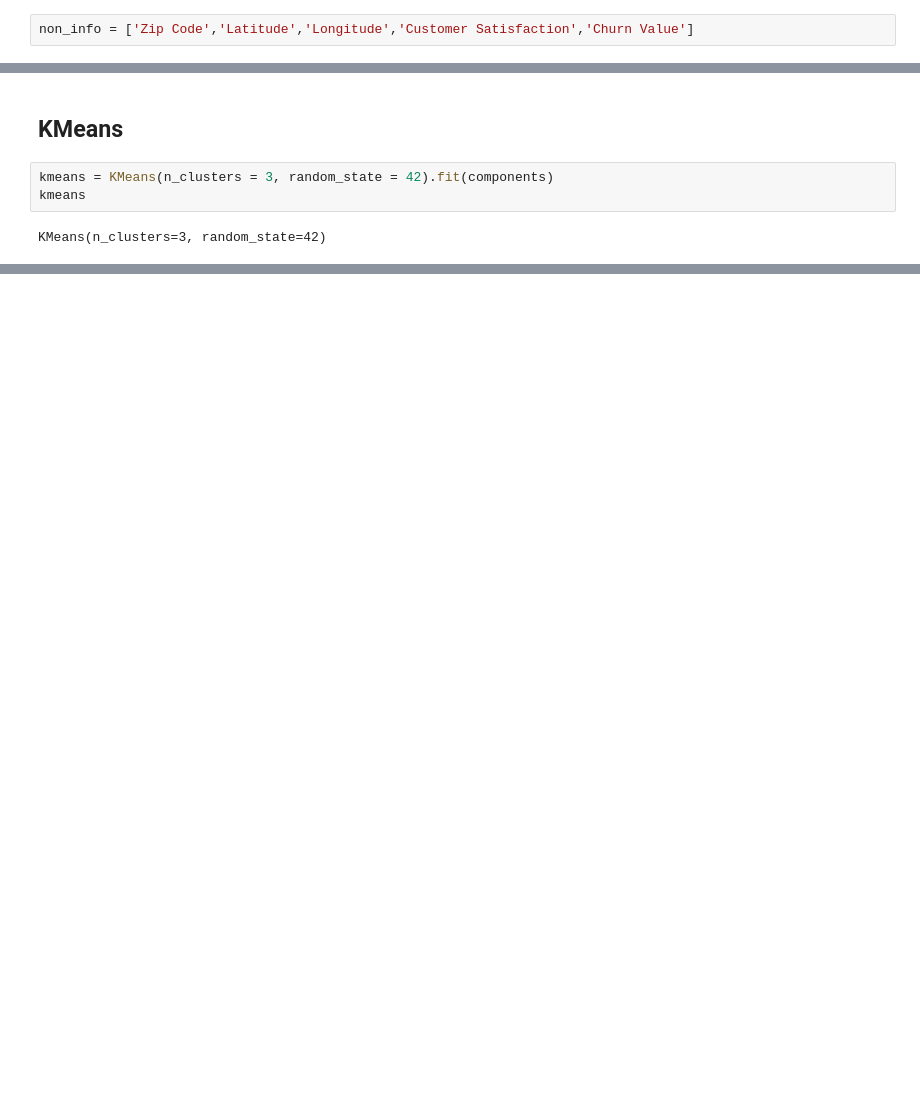
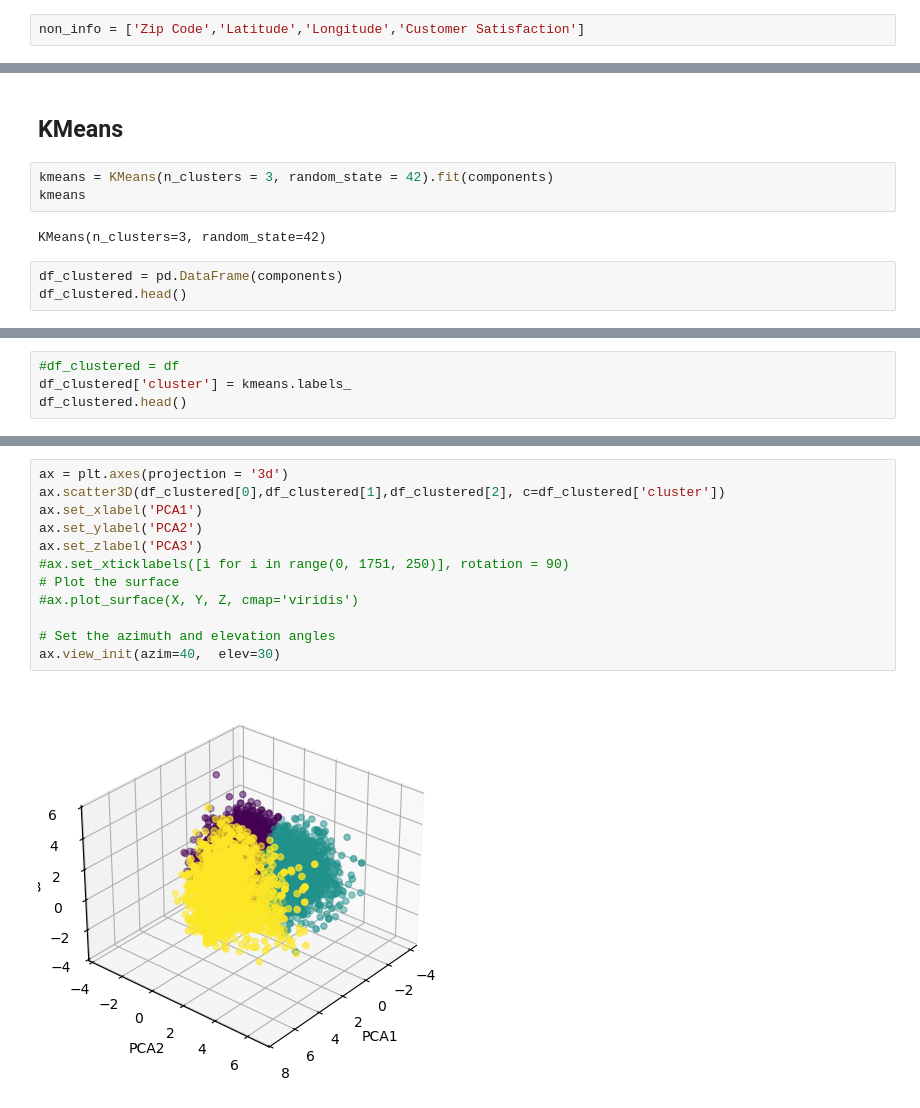
Before and after one commit to lis497/UCBerkeley-Haas-ML, a Jupyter notebook: M6/M6_TryIt2_Customer_Segmentation.ipynb, the cells around one changed output, grey strips where cells are left out. Cells and saved outputs as stored; diff of their text form; blank space fills up the shorter version.

Commit message:
Kmeans and plotting

```diff
--- a/M6/M6_TryIt2_Customer_Segmentation.ipynb
+++ b/M6/M6_TryIt2_Customer_Segmentation.ipynb
@@ -99,7 +99,7 @@ df_numeric.head()
 # %% [markdown]
 ### Droping the non-informative columns
 # %%
-non_info = ['Zip Code','Latitude','Longitude','Customer Satisfaction','Churn Value']
+non_info = ['Zip Code','Latitude','Longitude','Customer Satisfaction']
 # %%
 drop_cols = object_cols + non_info
 drop_cols
@@ -196,3 +196,6 @@ kmeans = KMeans(n_clusters = 3, random_state = 42).fit(components)
 kmeans
 # %% [output]
 KMeans(n_clusters=3, random_state=42)
+# %%
+df_clustered = pd.DataFrame(components)
+df_clustered.head()
@@ -198,0 +217,4 @@ KMeans(n_clusters=3, random_state=42)
+# %%
+#df_clustered = df
+df_clustered['cluster'] = kmeans.labels_
+df_clustered.head()
@@ -198,0 +236,14 @@ KMeans(n_clusters=3, random_state=42)
+# %%
+ax = plt.axes(projection = '3d')
+ax.scatter3D(df_clustered[0],df_clustered[1],df_clustered[2], c=df_clustered['cluster'])
+ax.set_xlabel('PCA1')
+ax.set_ylabel('PCA2')
+ax.set_zlabel('PCA3')
+#ax.set_xticklabels([i for i in range(0, 1751, 250)], rotation = 90)
+# Plot the surface
+#ax.plot_surface(X, Y, Z, cmap='viridis')
+
+# Set the azimuth and elevation angles
+ax.view_init(azim=40,  elev=30)
+# %% [output]
+[figure, added]
```
Also changed, not shown: parts of 10 cells of this notebook.
